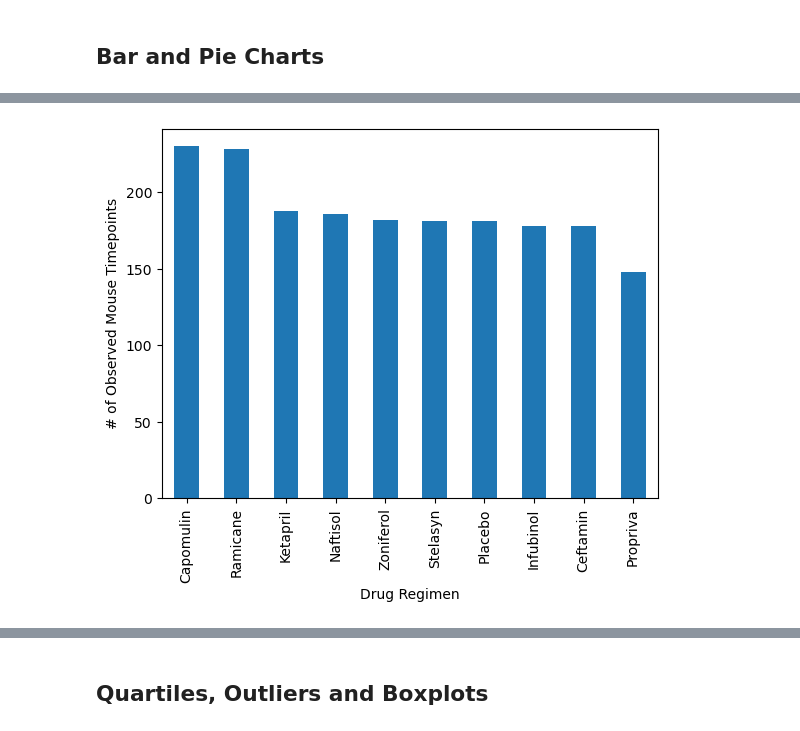
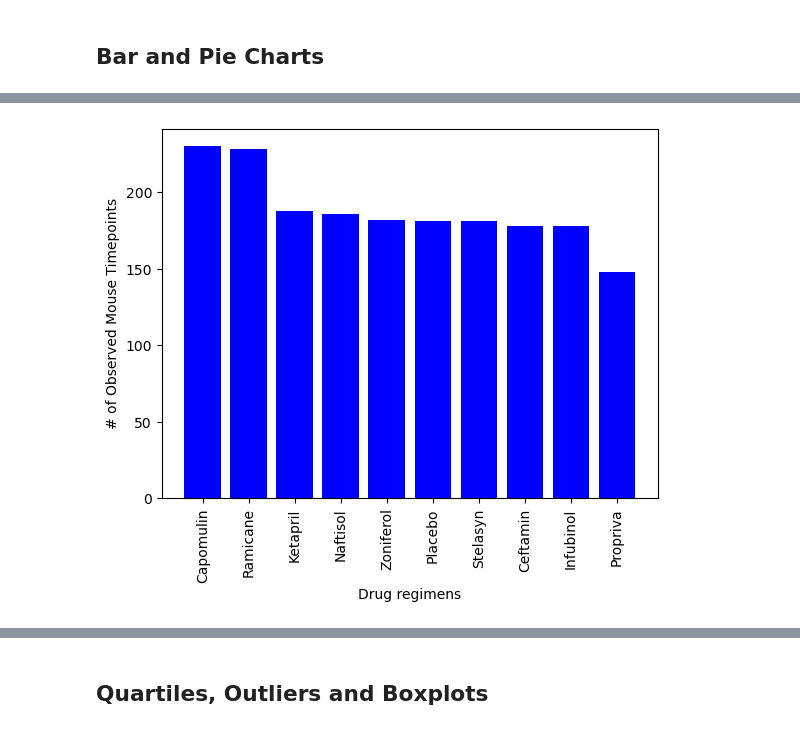
Before and after one commit to masonwiki/matplotlib-challenge, a Jupyter notebook: Pymaceuticals/pymaceuticals_starter.ipynb, the cells around one changed output, grey strips where cells are left out. Saved outputs shown, nothing was run; the diff lists cells and outputs as text; code cells hidden in the pictures.

```diff
--- a/Pymaceuticals/pymaceuticals_starter.ipynb
+++ b/Pymaceuticals/pymaceuticals_starter.ipynb
@@ -61,2 +69,3 @@ array(['g989'], dtype=object)
 # %%
 # Create a clean DataFrame by dropping the duplicate mouse by its ID.
+merged = merged[merged["Mouse ID"] != "g989"]
@@ -113,3 +143,10 @@ array(['g989'], dtype=object)
 | Zoniferol | 53.236507 | 51.818479 | 48.533355 | 6.966589 | 0.516398 |
 # %% [markdown]
 ## Bar and Pie Charts
+# %%
+# Generate a bar plot showing the total number of rows (Mouse ID/Timepoints) for each drug regimen using Pandas.
+id_timepoint = merged.groupby("Drug Regimen").count().reset_index()
+
+plot_sort = id_timepoint.sort_values("Timepoint", ascending = False)
+
+plot_sort.plot(x="Drug Regimen", y="Timepoint", kind="bar", xlabel="Drug Regimen", ylabel="# of Observed Mouse Timepoints")
@@ -116,4 +156,9 @@ array(['g989'], dtype=object)
 # %%
-# Generate a bar plot showing the total number of rows (Mouse ID/Timepoints) for each drug regimen using Pandas.
+# Generate a bar plot showing the total number of rows (Mouse ID/Timepoints) for each drug regimen using pyplot.
+plt.bar(plot_sort["Drug Regimen"], plot_sort["Timepoint"], color="blue")
+plt.xlabel("Drug regimens")
+plt.ylabel("# of Observed Mouse Timepoints")
+plt.xticks(rotation = 90)
+plt.show()
 # %% [output]
-[figure, old version]
+[figure, new version]
```
Also changed, not shown: parts of 18 cells of this notebook.
